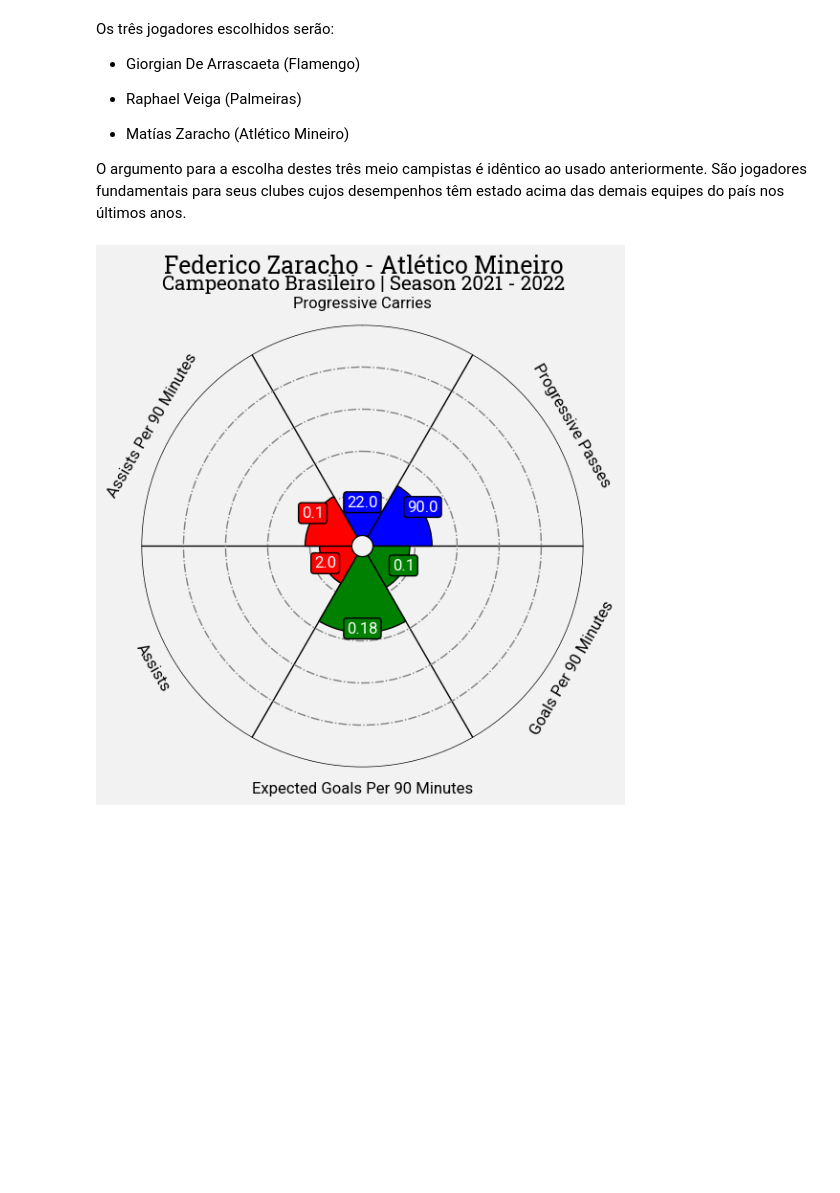
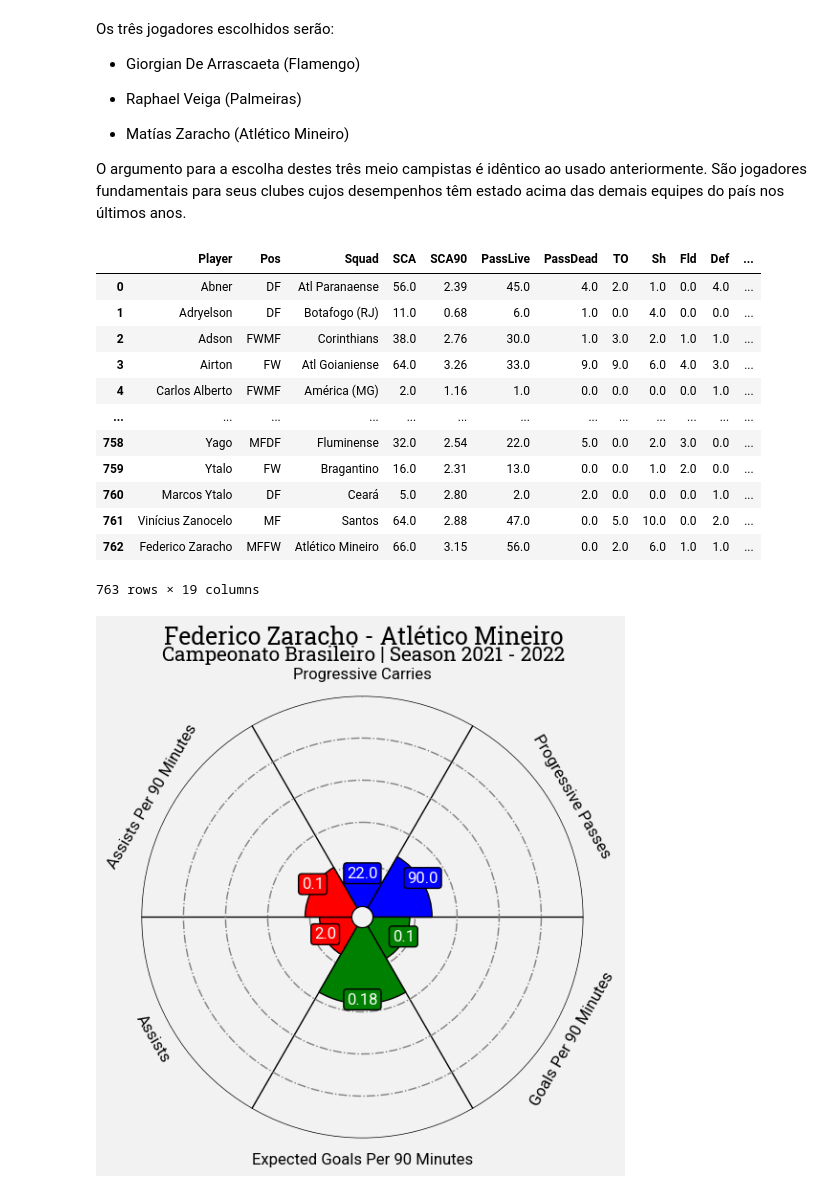
Before and after one commit to lframosferreira/soccer-analytics-notebooks, a Jupyter notebook: atv02/ativ_2.ipynb, the cells around one changed output. Saved outputs shown, nothing was run; the diff lists cells and outputs as text; code cells hidden in the pictures; blank space fills up the shorter version.

```diff
--- a/atv02/ativ_2.ipynb
+++ b/atv02/ativ_2.ipynb
@@ -461,19 +461,33 @@ Os três jogadores escolhidos serão:
 
 O argumento para a escolha destes três meio campistas é idêntico ao usado anteriormente. São jogadores fundamentais para seus clubes cujos desempenhos têm estado acima das demais equipes do país nos últimos anos.
 # %%
+df: pd.DataFrame = pd.read_csv("../data/atv02/player_goal_and_shot_creation.csv")
+df.drop(columns=["Rk", "Nation", "Age", "Born", "90s", "Matches", "-9999"], inplace=True) # removendo colunas "inúteis"
 
-
-
-
-zaracho_series: pd.Series = df[(df["Player"] == "Federico Zaracho") & (df["Squad"] == "Atlético Mineiro")]
+""" zaracho_series: pd.Series = df[(df["Player"] == "Federico Zaracho") & (df["Squad"] == "Atlético Mineiro")]
 arrascaeta_series: pd.Series = df[(df["Player"] == "Giorgian De Arrascaeta") & (df["Squad"] == "Flamengo")]
 veiga_series: pd.Series = df[(df["Player"] == "Raphael Veiga") & (df["Squad"] == "Palmeiras")]
 
-names = ["PrgC", "PrgP", "GlsP90", "xGP90", "Ast", "AstP90"]
-midfielders = df[(df["Pos"].str.contains("MF")) & (df["MP"] >= 25)].describe()[names]
+names = ["SCA", "SCA90", "PassLive", "PassDead", "Ast", "AstP90"]
+midfielders = df[(df["Pos"].str.contains("MF")) & (df["90s"] >= 15.0)].describe()[names]
 max_values: np.array = midfielders.loc["max"].to_numpy()
 min_values: np.array = midfielders.loc["min"].to_numpy()
-descriptive_names: np.array = np.array(["Progressive Carries", "Progressive Passes", "Goals Per 90 Minutes", "Expected Goals Per 90 Minutes", "Assists", "Assists Per 90 Minutes"])
+descriptive_names: np.array = np.array(["Progressive Carries", "Progressive Passes", "Goals Per 90 Minutes", "Expected Goals Per 90 Minutes", "Assists", "Assists Per 90 Minutes"]) """
+df
+# %% [output]
+|  | Player | Pos | Squad | SCA | SCA90 | PassLive | PassDead | TO | Sh | Fld | Def | ... |
+| 0 | Abner | DF | Atl Paranaense | 56.0 | 2.39 | 45.0 | 4.0 | 2.0 | 1.0 | 0.0 | 4.0 | ... |
+| 1 | Adryelson | DF | Botafogo (RJ) | 11.0 | 0.68 | 6.0 | 1.0 | 0.0 | 4.0 | 0.0 | 0.0 | ... |
+| 2 | Adson | FWMF | Corinthians | 38.0 | 2.76 | 30.0 | 1.0 | 3.0 | 2.0 | 1.0 | 1.0 | ... |
+| 3 | Airton | FW | Atl Goianiense | 64.0 | 3.26 | 33.0 | 9.0 | 9.0 | 6.0 | 4.0 | 3.0 | ... |
+| 4 | Carlos Alberto | FWMF | América (MG) | 2.0 | 1.16 | 1.0 | 0.0 | 0.0 | 0.0 | 0.0 | 1.0 | ... |
+| ... | ... | ... | ... | ... | ... | ... | ... | ... | ... | ... | ... | ... |
+| 758 | Yago | MFDF | Fluminense | 32.0 | 2.54 | 22.0 | 5.0 | 0.0 | 2.0 | 3.0 | 0.0 | ... |
+| 759 | Ytalo | FW | Bragantino | 16.0 | 2.31 | 13.0 | 0.0 | 0.0 | 1.0 | 2.0 | 0.0 | ... |
+| 760 | Marcos Ytalo | DF | Ceará | 5.0 | 2.80 | 2.0 | 2.0 | 0.0 | 0.0 | 0.0 | 1.0 | ... |
+| 761 | Vinícius Zanocelo | MF | Santos | 64.0 | 2.88 | 47.0 | 0.0 | 5.0 | 10.0 | 0.0 | 2.0 | ... |
+| 762 | Federico Zaracho | MFFW | Atlético Mineiro | 66.0 | 3.15 | 56.0 | 0.0 | 2.0 | 6.0 | 1.0 | 1.0 | ... |
+763 rows × 19 columns
 # %%
 values: np.array = zaracho_series[names].to_numpy()[0]
 values_normalized: np.array = np.round(((values - min_values) / max_values) * 100, 2)
```
Also changed, not shown: parts of 3 cells of this notebook.
